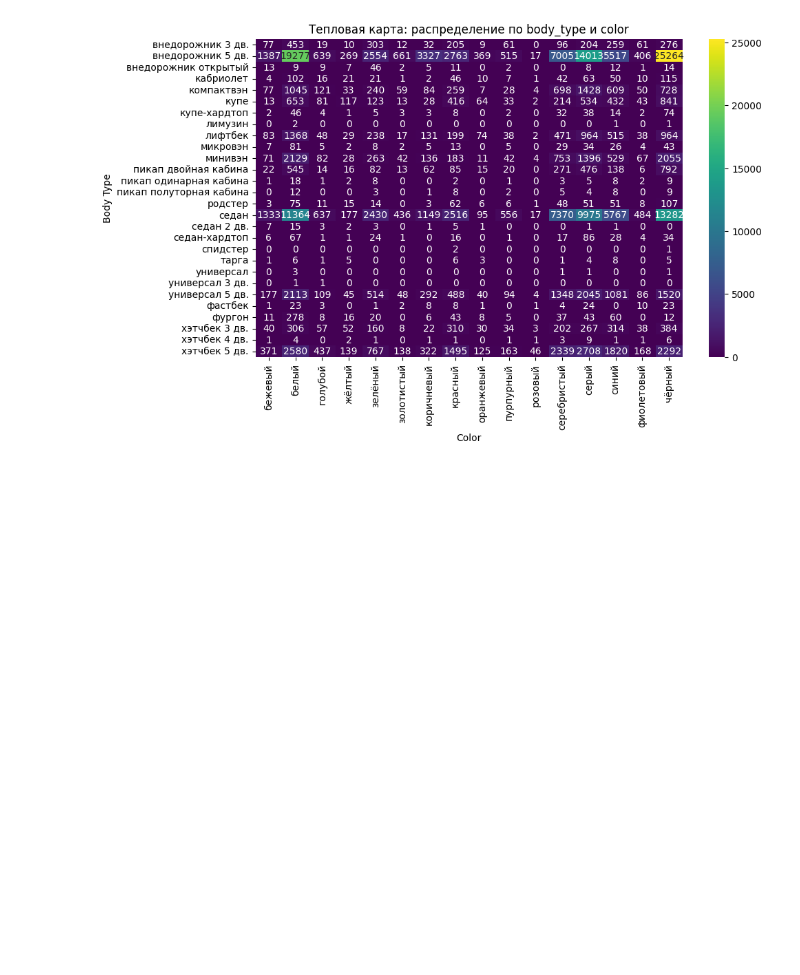
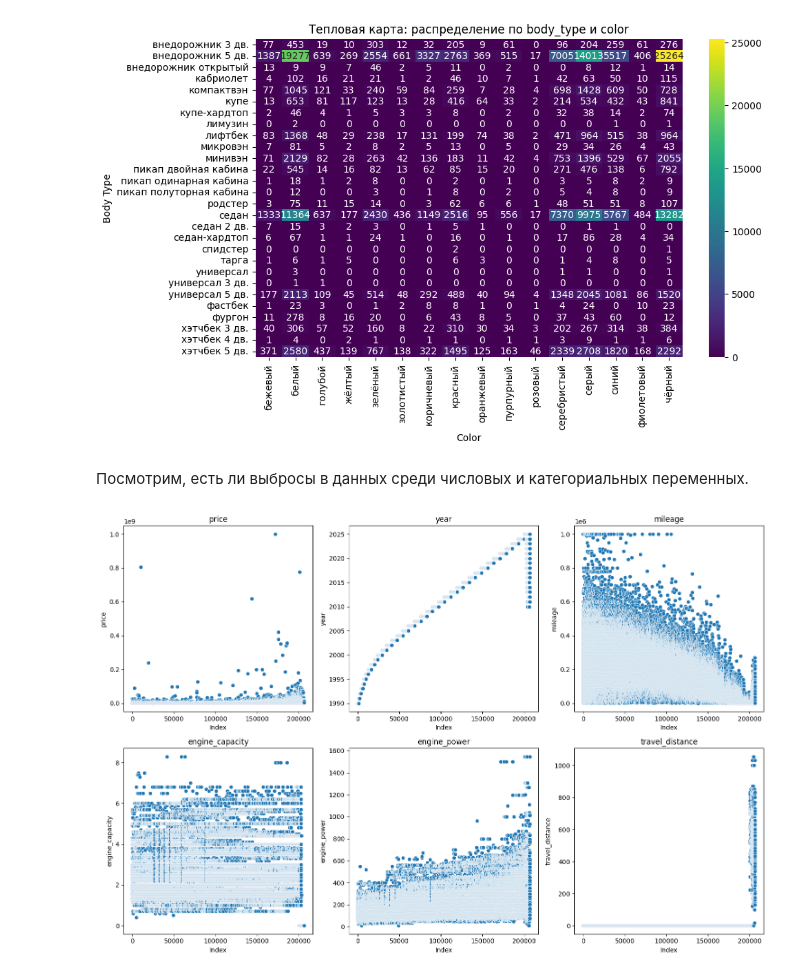
Before and after one commit to sk27110/AutoPriceForecast, a Jupyter notebook: EDA.ipynb, the cells around one changed output. Cells and saved outputs as stored; diff of their text form; code cells hidden in the pictures; blank space fills up the shorter version.

```diff
--- a/EDA.ipynb
+++ b/EDA.ipynb
@@ -432,3 +435,18 @@ plt.ylabel('Body Type')
 plt.show()
 # %% [output]
 [figure]
+# %% [markdown]
+Посмотрим, есть ли выбросы в данных среди числовых и категориальных переменных.
+# %%
+numeric_columns = ['price', 'year', 'mileage', 'engine_capacity', 'engine_power', 'travel_distance']
+plt.figure(figsize=(15, 10))
+for i, column in enumerate(numeric_columns, 1):
+    plt.subplot(2, 3, i)
+    sns.scatterplot(x=df.index, y=df[column])
+    plt.title(column)
+    plt.xlabel('Index')
+
+plt.tight_layout()
+plt.show()
+# %% [output]
+[figure, added]
```
Also changed, not shown: parts of 15 cells of this notebook.
